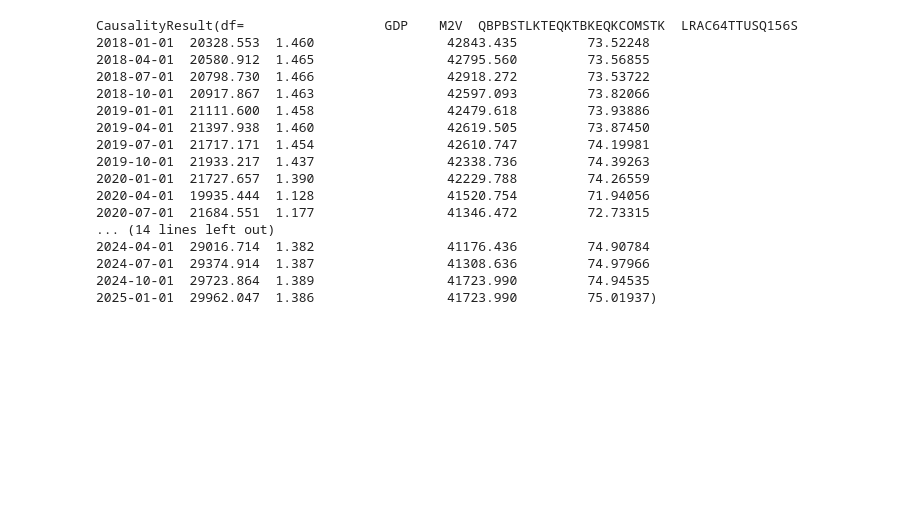
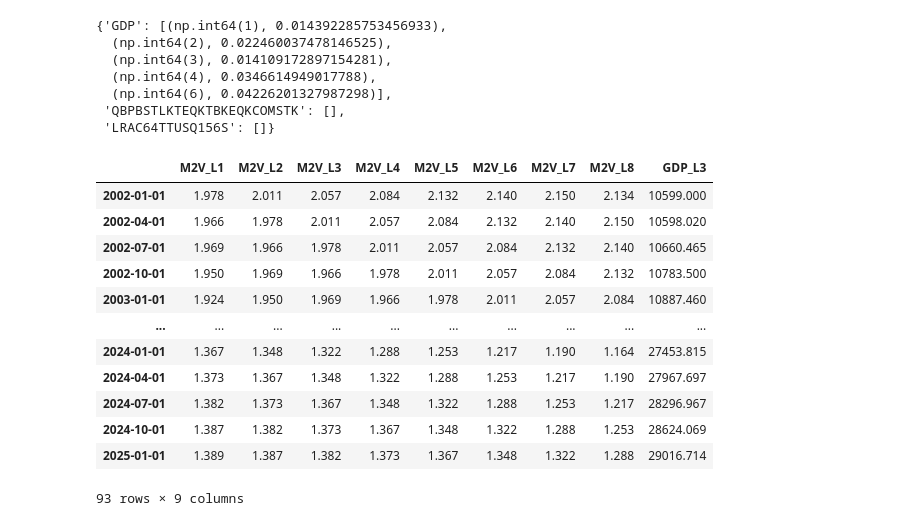
Before and after one commit to GongJr0/MacroSim, a Jupyter notebook: test.ipynb, the cells around one changed output. Drawn from its saved outputs; the diff is of its cells as text; code cells hidden in the pictures; blank space fills up the shorter version.

```diff
--- a/test.ipynb
+++ b/test.ipynb
@@ -12,22 +15,29 @@ end_date = dt.datetime(2025, 1, 1)
 data = fred.get_series(series_ids=['GDP', 'M2V', 'QBPBSTLKTEQKTBKEQKCOMSTK', 'LRAC64TTUSQ156S'],
                        date_range=(start_date, end_date))
 # %%
-data.causality.results
+data.causality.tests['M2V']
 # %% [output]
-CausalityResult(df=                  GDP    M2V  QBPBSTLKTEQKTBKEQKCOMSTK  LRAC64TTUSQ156S
-2018-01-01  20328.553  1.460                 42843.435         73.52248
-2018-04-01  20580.912  1.465                 42795.560         73.56855
-2018-07-01  20798.730  1.466                 42918.272         73.53722
-2018-10-01  20917.867  1.463                 42597.093         73.82066
-2019-01-01  21111.600  1.458                 42479.618         73.93886
-2019-04-01  21397.938  1.460                 42619.505         73.87450
-2019-07-01  21717.171  1.454                 42610.747         74.19981
-2019-10-01  21933.217  1.437                 42338.736         74.39263
-2020-01-01  21727.657  1.390                 42229.788         74.26559
-2020-04-01  19935.444  1.128                 41520.754         71.94056
-2020-07-01  21684.551  1.177                 41346.472         72.73315
-... (14 lines left out)
-2024-04-01  29016.714  1.382                 41176.436         74.90784
-2024-07-01  29374.914  1.387                 41308.636         74.97966
-2024-10-01  29723.864  1.389                 41723.990         74.94535
-2025-01-01  29962.047  1.386                 41723.990         75.01937)
+{'GDP': [(np.int64(1), 0.014392285753456933),
+  (np.int64(2), 0.022460037478146525),
+  (np.int64(3), 0.014109172897154281),
+  (np.int64(4), 0.0346614949017788),
+  (np.int64(6), 0.04226201327987298)],
+ 'QBPBSTLKTEQKTBKEQKCOMSTK': [],
+ 'LRAC64TTUSQ156S': []}
+# %%
+X, y = AutoReg.process_data(data, 'M2V')
+X
+# %% [output]
+|  | M2V_L1 | M2V_L2 | M2V_L3 | M2V_L4 | M2V_L5 | M2V_L6 | M2V_L7 | M2V_L8 | GDP_L3 |
+| 2002-01-01 | 1.978 | 2.011 | 2.057 | 2.084 | 2.132 | 2.140 | 2.150 | 2.134 | 10599.000 |
+| 2002-04-01 | 1.966 | 1.978 | 2.011 | 2.057 | 2.084 | 2.132 | 2.140 | 2.150 | 10598.020 |
+| 2002-07-01 | 1.969 | 1.966 | 1.978 | 2.011 | 2.057 | 2.084 | 2.132 | 2.140 | 10660.465 |
+| 2002-10-01 | 1.950 | 1.969 | 1.966 | 1.978 | 2.011 | 2.057 | 2.084 | 2.132 | 10783.500 |
+| 2003-01-01 | 1.924 | 1.950 | 1.969 | 1.966 | 1.978 | 2.011 | 2.057 | 2.084 | 10887.460 |
+| ... | ... | ... | ... | ... | ... | ... | ... | ... | ... |
+| 2024-01-01 | 1.367 | 1.348 | 1.322 | 1.288 | 1.253 | 1.217 | 1.190 | 1.164 | 27453.815 |
+| 2024-04-01 | 1.373 | 1.367 | 1.348 | 1.322 | 1.288 | 1.253 | 1.217 | 1.190 | 27967.697 |
+| 2024-07-01 | 1.382 | 1.373 | 1.367 | 1.348 | 1.322 | 1.288 | 1.253 | 1.217 | 28296.967 |
+| 2024-10-01 | 1.387 | 1.382 | 1.373 | 1.367 | 1.348 | 1.322 | 1.288 | 1.253 | 28624.069 |
+| 2025-01-01 | 1.389 | 1.387 | 1.382 | 1.373 | 1.367 | 1.348 | 1.322 | 1.288 | 29016.714 |
+93 rows × 9 columns
```
Also changed, not shown: parts of 4 cells of this notebook, 6 other files.
